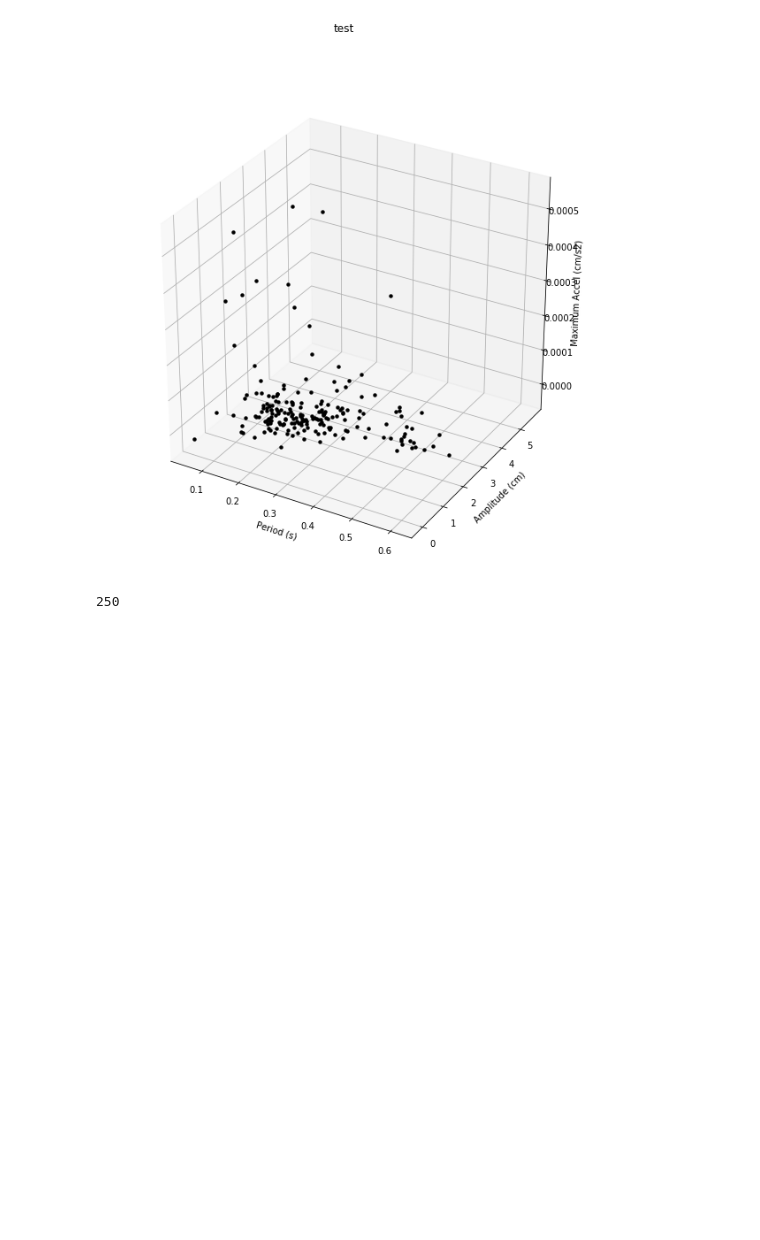
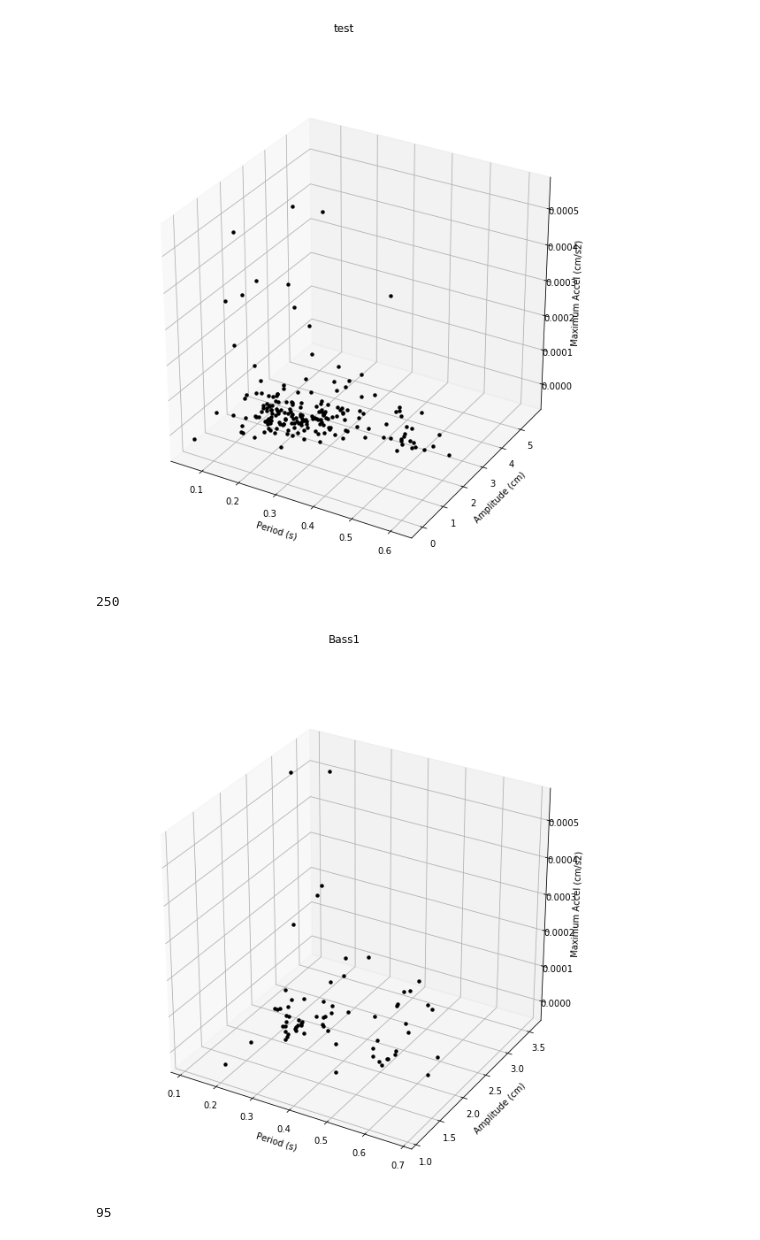
Before and after one commit to kfeilich/FishTrackProcessing, a Jupyter notebook: AccelerationCodeTesting.ipynb, the cells around one changed output. Drawn from its saved outputs; the diff is of its cells as text; code cells hidden in the pictures; blank space fills up the shorter version.

Commit message:
Added plot_analysis() to plot each finbeat as a point defined by the coordinates (period, amplitude, max. acceleration); and a utility function make_subset() to make subsets grouped by fish or by species. Also, added to extract data to grab "species" for each trial.

```diff
--- a/AccelerationCodeTesting.ipynb
+++ b/AccelerationCodeTesting.ipynb
@@ -126,6 +126,30 @@ plot_analysis("test",tracklist.keys(), finbeat_byT)
 # %% [output]
 [figure]
 250
+# %%
+import numpy as np
+import pandas as pd
+
+def make_subset(group_by, identifier, tracklist):
+    """
+    Args:
+
+
+    Returns:
+
+    """
+    subset = []
+    for i in tracklist.keys():
+        if tracklist[i][group_by] == identifier:
+            subset.append(i)
+
+    return subset
+# %%
+Bass1 = make_subset('fish', 'Bass1', tracklist)
+plot_analysis("Bass1",Bass1, finbeat_byP)
+# %% [output]
+[figure, added]
+95
 # %%
 tracklist_subset = ['Bass1S12', 'Bass1S09', 'Bass1S06']
 
```
